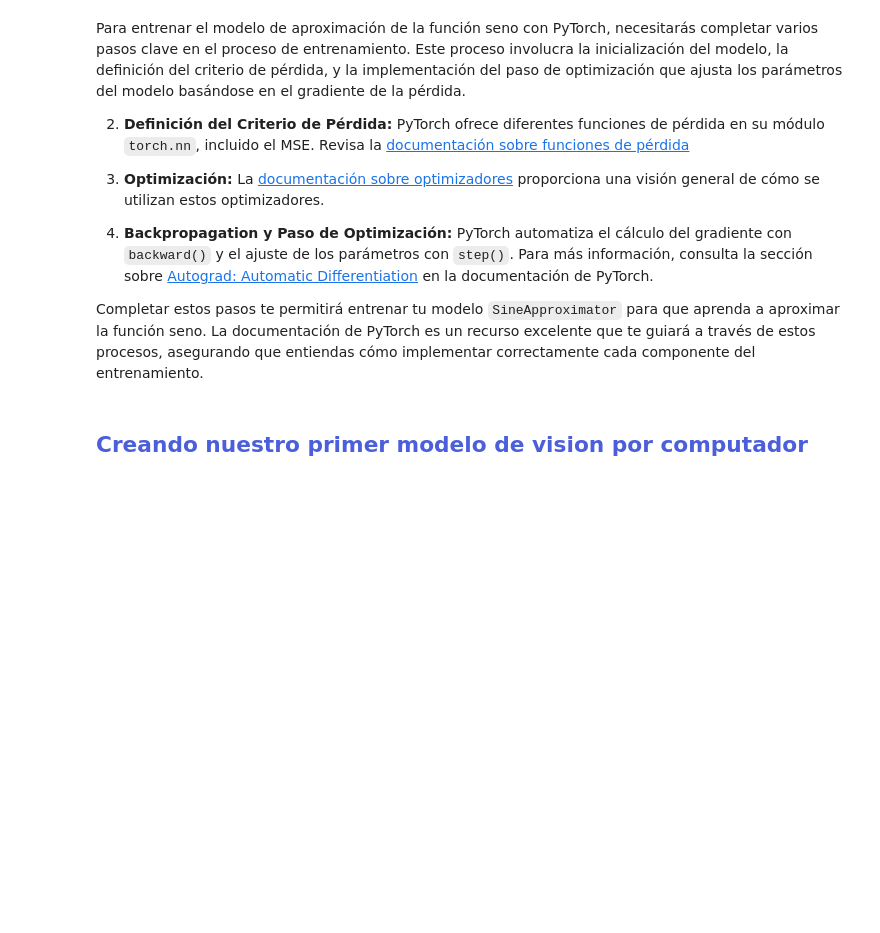
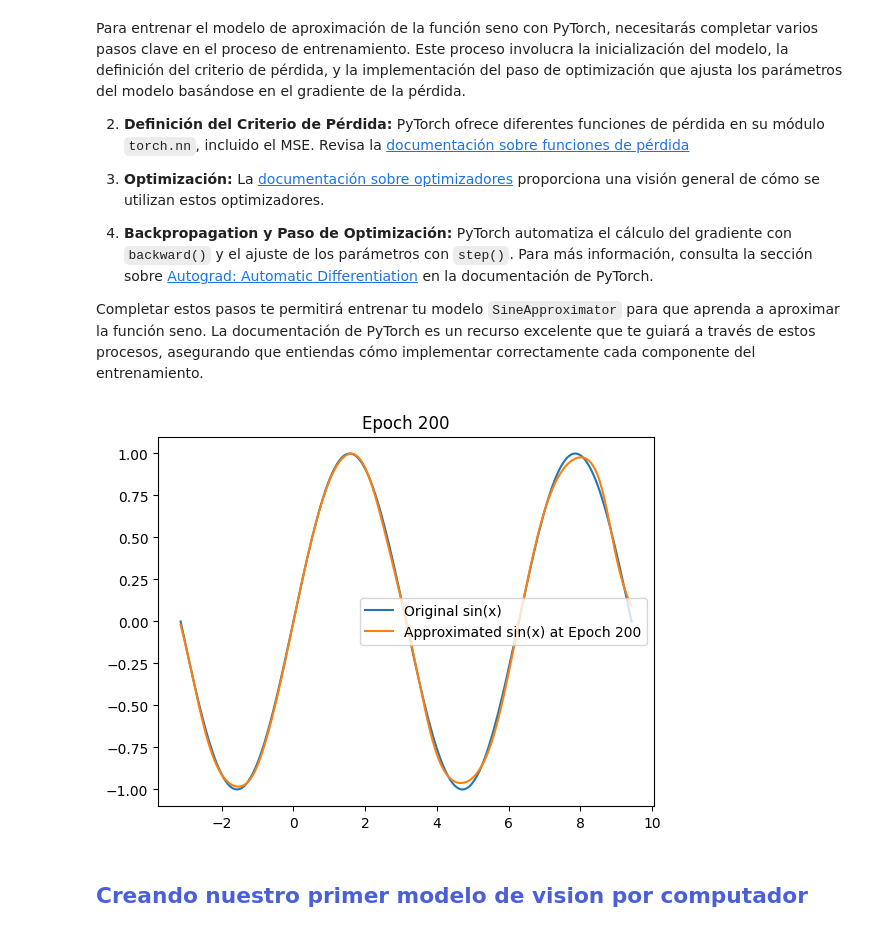
Before and after one commit to RLNicolas/Hands-on-Computer-Vision, a Jupyter notebook: sesiones/sesion3/Sesion3_1_DeepLearning.ipynb, the cells around one changed output. Cells and saved outputs as stored; diff of their text form; code cells hidden in the pictures; blank space fills up the shorter version.

```diff
--- a/sesiones/sesion3/Sesion3_1_DeepLearning.ipynb
+++ b/sesiones/sesion3/Sesion3_1_DeepLearning.ipynb
@@ -240,13 +240,25 @@ class SineApproximator(nn.Module):
     def __init__(self):
         super(SineApproximator, self).__init__()
         self.linear1 = nn.Linear(1, 50)
-        self.tanh = FILL
-        self.linear2 = FILL
+        self.linear2 = nn.Linear(50, 32)
+        self.linear3 = nn.Linear(32, 32)
+        self.linear4 = nn.Linear(32, 16)
+        self.linear5 = nn.Linear(16, 8)
+        self.linear6 = nn.Linear(8, 1)
+        self.tanh = nn.Tanh()
 
     def forward(self, x):
         x = self.linear1(x)
         x = self.tanh(x)
         x = self.linear2(x)
+        x = self.tanh(x)
+        x = self.linear3(x)
+        x = self.tanh(x)
+        x = self.linear4(x)
+        x = self.tanh(x)
+        x = self.linear5(x)
+        x = self.tanh(x)
+        x = self.linear6(x)
 
         # agrega mas capas si quieres!
 
@@ -279,24 +291,27 @@ Completar estos pasos te permitirá entrenar tu modelo `SineApproximator` para q
 # %%
 model = SineApproximator()
 
 optimizer = optim.Adam(model.parameters(), lr=0.01)
-criterion = FILL # mseloss?
+criterion = nn.MSELoss()
 
-epochs = 20
+epochs = 200
 plot_every = 10  # dont touch this
 
 for epoch in range(epochs):
     optimizer.zero_grad()
-    output = FILL # model(??)
+    output = model(x_tensor)
     loss = criterion(output, y_tensor)
 
-    # backward ?
+    torch.autograd.backward(loss) # hacen lo mismo al definir como unico parametro de entrada
+    #loss.backward()
     optimizer.step()
 
     if (epoch+1) % plot_every == 0:
         plot_predictions(model, x, y, epoch)
 
 plot_predictions(model, x, y, epochs - 1)
+# %% [output]
+[figure, added]
 # %% [markdown]
 ## <font color='#4C5FDA'>**Creando nuestro primer modelo de vision por computador** </font> <a name="tema1">
 # %% [markdown]
```
Also changed, not shown: parts of 1 cell of this notebook.
